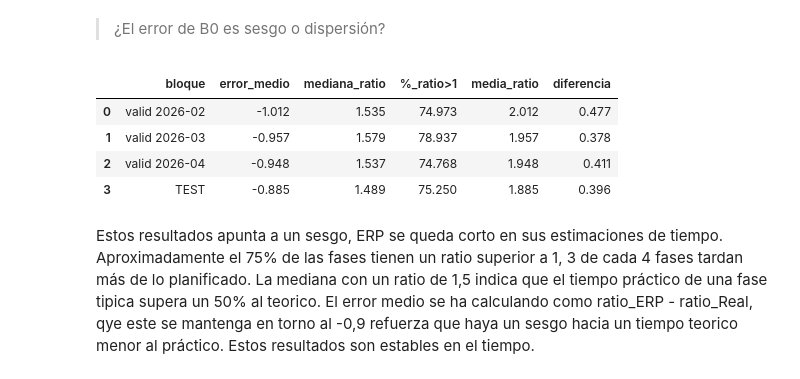
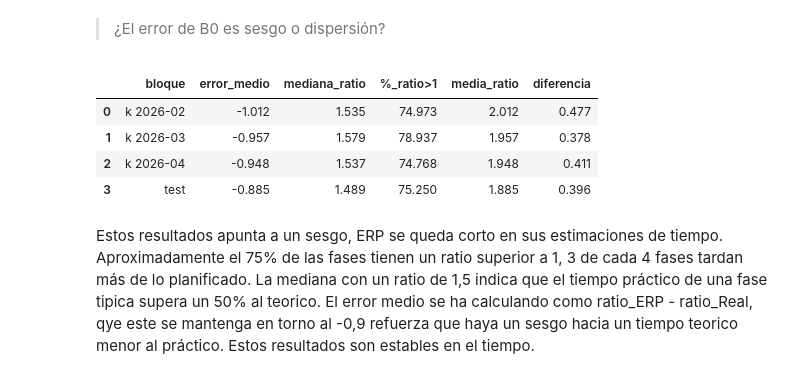
Before and after one commit to muntrans/TFM, a Jupyter notebook: 10.Modelado/10.1_Baselines.ipynb, the cells around one changed output. Cells and saved outputs as stored; diff of their text form; code cells hidden in the pictures.

```diff
--- a/10.Modelado/10.1_Baselines.ipynb
+++ b/10.Modelado/10.1_Baselines.ipynb
@@ -29,11 +34,11 @@ MESES_VALIDACION = folds["mes_validacion"].tolist()      # ['2026-02', '2026-03'
 filas = []
 for mes in MESES_VALIDACION:
     train, valid = obtener_fold(df_B0, mes)              # B0 no entrena: solo usamos valid
-    filas.append({"bloque": f"valid {mes}", **metricas(valid["ratio"], valid["pred_B0"])})
+    filas.append({"bloque": f"k {mes}", **metricas(valid["ratio"], valid["pred_B0"])})
 
 # Error de B0 en test
 t = df_B0[df_B0["split"] == "test"]
-filas.append({"bloque": "TEST", **metricas(t["ratio"], t["pred_B0"])})
+filas.append({"bloque": "test", **metricas(t["ratio"], t["pred_B0"])})
 
 # Tabla de resultados
 resultados_B0 = pd.DataFrame(filas).round(3)
@@ -60,27 +65,27 @@ Estos resultados hay que mirarlos con profundidad. Un MAE alto puede deberse a d
 > ¿El error de B0 es sesgo o dispersión?
 # %%
 filas = []
-bloques = [(f"valid {mes}", obtener_fold(df_B0, mes)[1]) for mes in MESES_VALIDACION]
-bloques.append(("TEST", df_B0[df_B0["split"] == "test"]))
+bloques = [(f"k {mes}", obtener_fold(df_B0, mes)[1]) for mes in MESES_VALIDACION]
+bloques.append(("test", df_B0[df_B0["split"] == "test"]))
 
 for nombre, d in bloques:
     filas.append({
         "bloque":               nombre,
         "error_medio":          (d["pred_B0"] - d["ratio"]).mean(),
         "mediana_ratio":        d["ratio"].median(),
         "%_ratio>1":            (d["ratio"] > 1).mean() * 100,
         "media_ratio":          (d["ratio"].mean()),
         "diferencia":           (d["ratio"].mean()-d["ratio"].median())
     })
 
 sesgo_B0 = pd.DataFrame(filas).round(3)
 display(sesgo_B0)
 # %% [output]
 |  | bloque | error_medio | mediana_ratio | %_ratio>1 | media_ratio | diferencia |
-| 0 | valid 2026-02 | -1.012 | 1.535 | 74.973 | 2.012 | 0.477 |
-| 1 | valid 2026-03 | -0.957 | 1.579 | 78.937 | 1.957 | 0.378 |
-| 2 | valid 2026-04 | -0.948 | 1.537 | 74.768 | 1.948 | 0.411 |
-| 3 | TEST | -0.885 | 1.489 | 75.250 | 1.885 | 0.396 |
+| 0 | k 2026-02 | -1.012 | 1.535 | 74.973 | 2.012 | 0.477 |
+| 1 | k 2026-03 | -0.957 | 1.579 | 78.937 | 1.957 | 0.378 |
+| 2 | k 2026-04 | -0.948 | 1.537 | 74.768 | 1.948 | 0.411 |
+| 3 | test | -0.885 | 1.489 | 75.250 | 1.885 | 0.396 |
 # %% [markdown]
 Estos resultados apunta a un sesgo, ERP se queda corto en sus estimaciones de tiempo. Aproximadamente el 75% de las fases tienen un ratio superior a 1,  3 de cada 4 fases tardan más de lo planificado. La mediana con un ratio de 1,5 indica que el tiempo práctico de una fase tipica supera un 50% al teorico. El error medio se ha calculando como ratio_ERP - ratio_Real, qye este se mantenga en torno al -0,9 refuerza que haya un sesgo hacia un tiempo teorico menor al práctico. Estos resultados son estables en el tiempo.
 # %% [markdown]
```
Also changed, not shown: parts of 31 cells of this notebook, 4 other files.
